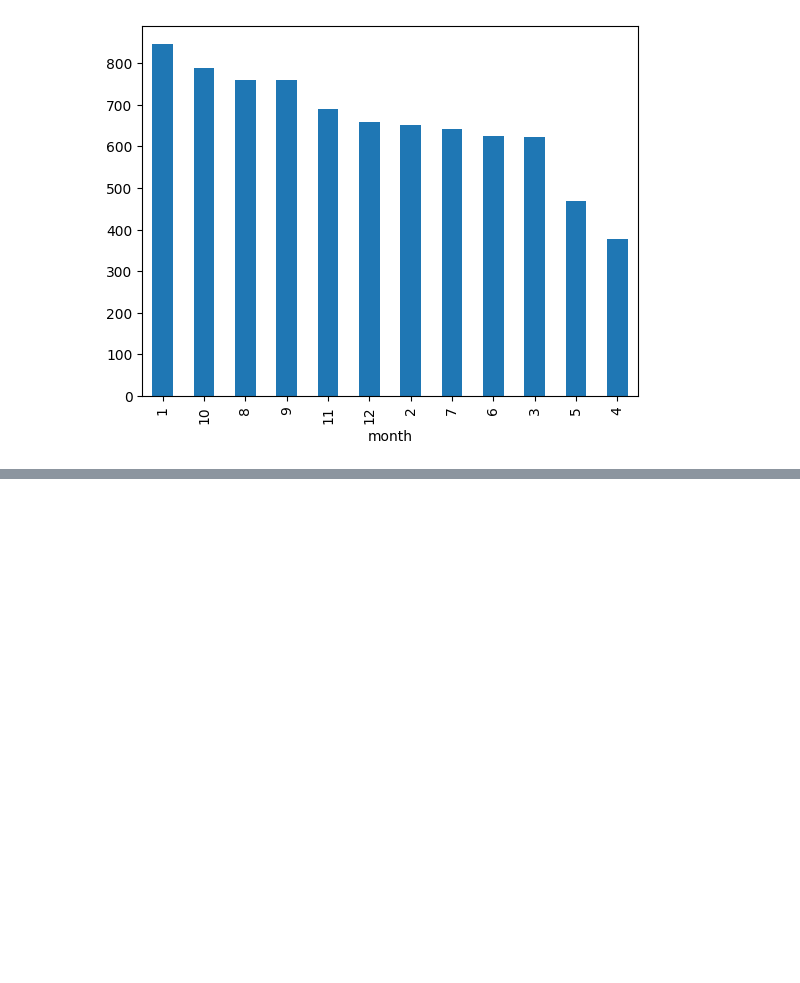
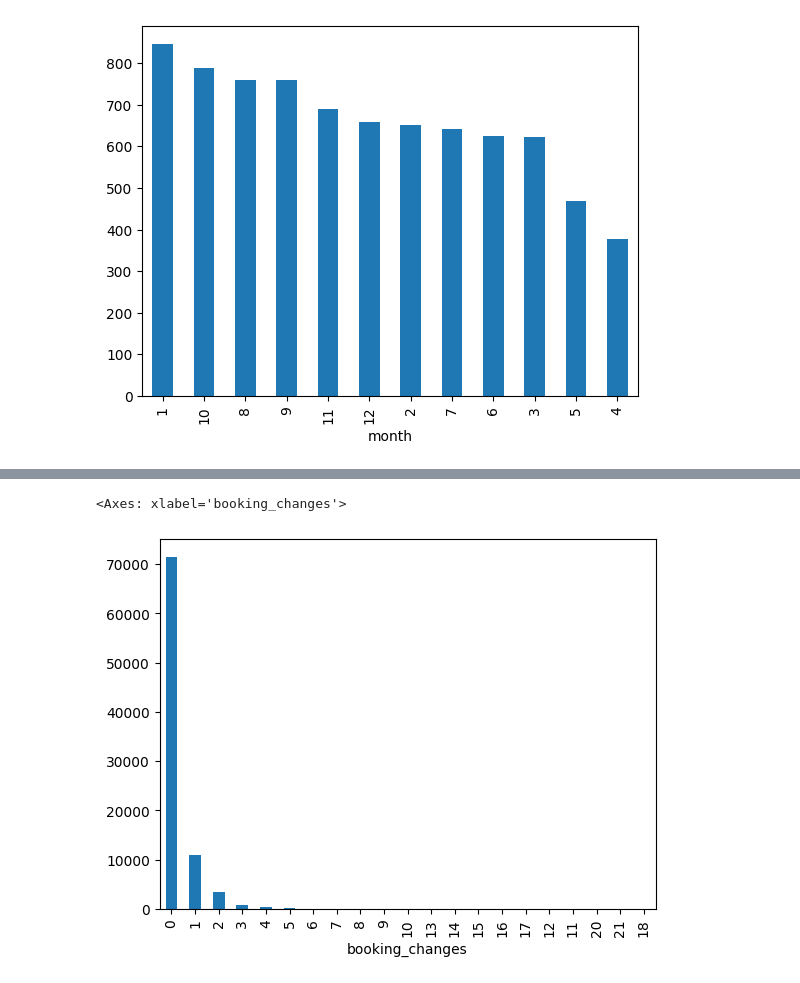
Before and after one commit to itsabhiraj/Abhinav, a Jupyter notebook: MachineLearning/univariate_analysis.ipynb, the cells around one changed output, grey strips where cells are left out. Drawn from its saved outputs; the diff is of its cells as text; code cells hidden in the pictures; blank space fills up the shorter version.

```diff
--- a/MachineLearning/univariate_analysis.ipynb
+++ b/MachineLearning/univariate_analysis.ipynb
@@ -125,0 +204,5 @@ df['month'].value_counts().plot(kind='bar')
+# %%
+df['booking_changes'].value_counts().plot(kind='bar')
+# %% [output]
+<Axes: xlabel='booking_changes'>
+[figure, added]
```
Also changed, not shown: parts of 10 cells of this notebook, 1 other file.
